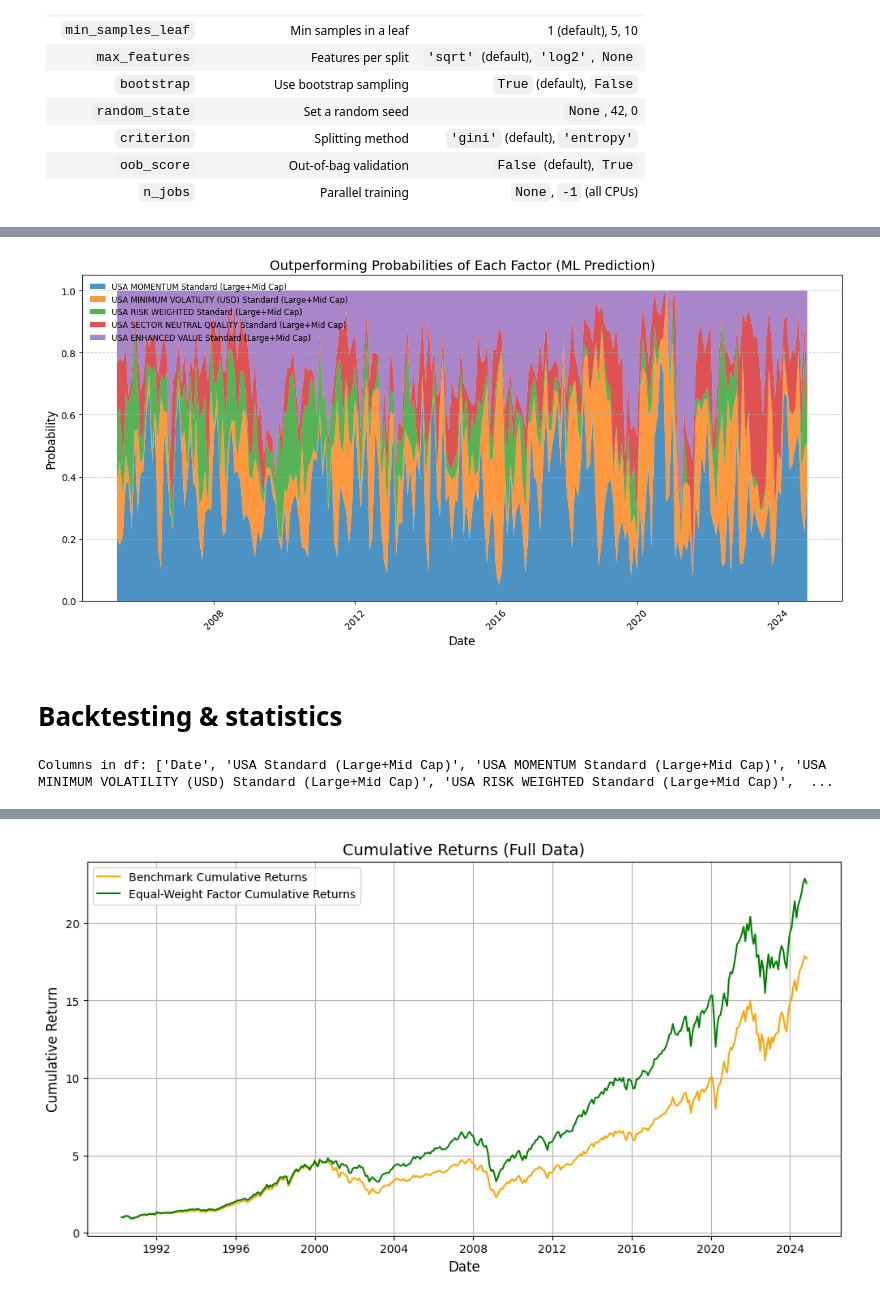
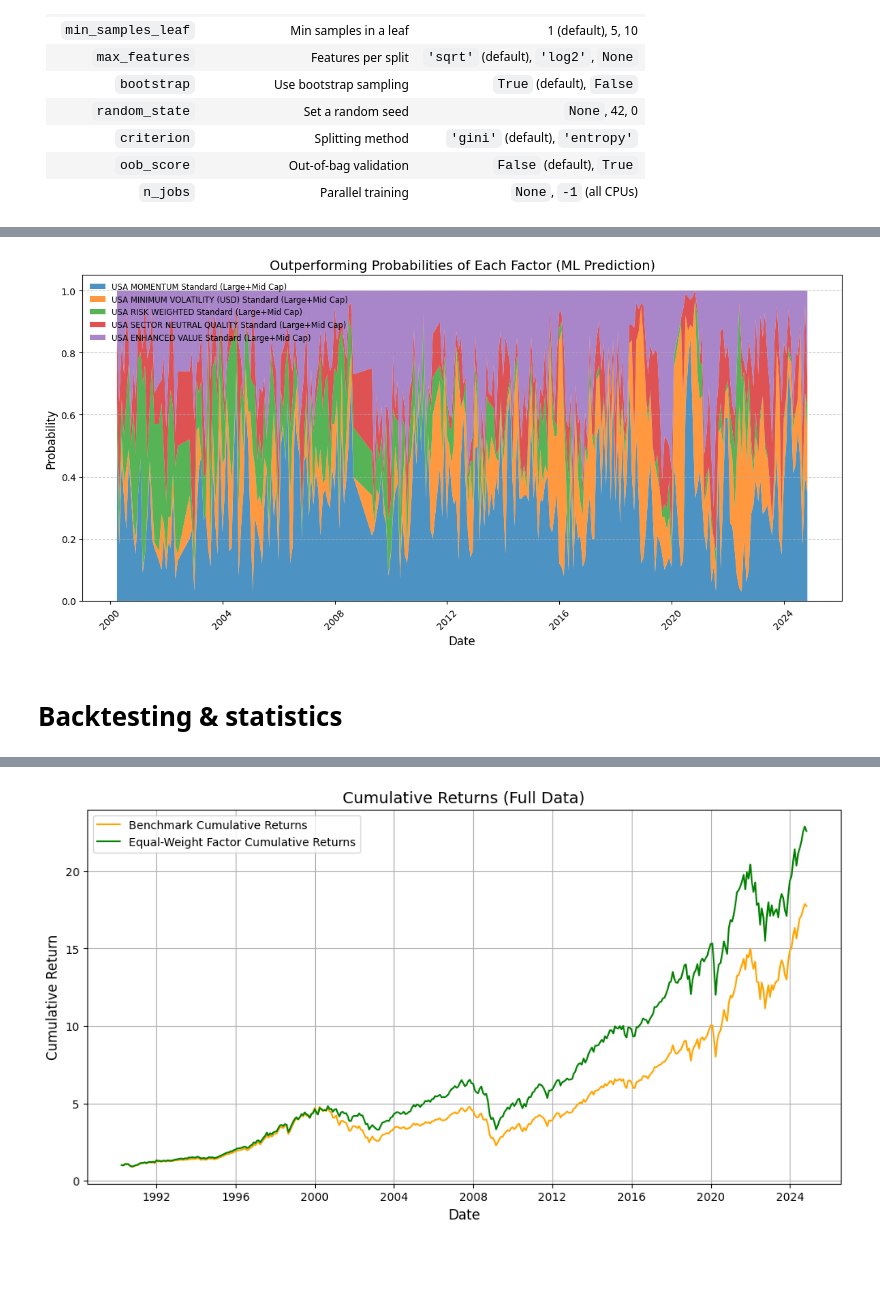
Before and after one commit to Elkkujou/Gradu, a Jupyter notebook: RF REGIIMI HYVÄ TRAINING.ipynb, the cells around one changed output, grey strips where cells are left out. Saved outputs shown, nothing was run; the diff lists cells and outputs as text; code cells hidden in the pictures; blank space fills up the shorter version.

```diff
--- a/RF REGIIMI HYVÄ TRAINING.ipynb
+++ b/RF REGIIMI HYVÄ TRAINING.ipynb
@@ -87,7 +87,7 @@ print(df.columns)
 FEATURES = ['VIXCLS', 'CPI', 'LEI', '10yr', 'Financial Turbulance', 'Financial condition', 'Drawdown', '10y-2y']
 
 # Model split by column
-REGIMES_COLUMN = 'Vix-regimes2'
+REGIMES_COLUMN = 'Vix-regimes3'
 
 # Used factors
 FACTORS = [
@@ -835,14 +872,27 @@ No results for regime: Normal
 # %%
-# Ensure probabilities and dates are properly extracted
+# Ensure proper date parsing with the correct format
+probability_dates = pd.to_datetime(
+    results_df["Predicted_month"],
+    format='%Y-%m'  # Adjust this format to match your data (e.g., '%b-%Y' for "Jan-2005")
+)
+
+# Check for parsing errors or missing dates
+if probability_dates.isna().any():
+    print("Warning: Some dates could not be parsed. Handle missing dates.")
+    # Drop NaT dates if appropriate
+    results_df = results_df.loc[~probability_dates.isna()].copy()
+    probability_dates = probability_dates.dropna()
+
+# Proceed with the rest of your code
 full_probs = np.vstack(results_df["Predicted_Probabilities"].values)
-probability_dates = pd.to_datetime(results_df["Predicted_month"])
-
-# Build the probability DataFrame
 probability_df = pd.DataFrame(full_probs, columns=FACTORS)
 probability_df["Date"] = probability_dates
 probability_df = probability_df.sort_values("Date").reset_index(drop=True)
 
-# Plot stacked area chart
+# Check date range
+print("Date Range:", probability_df["Date"].min(), "to", probability_df["Date"].max())
+
+# Plotting code remains the same...
 plt.figure(figsize=(12, 6))
 plt.stackplot(
     probability_df["Date"],
@@ -850,8 +900,6 @@ plt.stackplot(
     labels=FACTORS,
     alpha=0.8
 )
-
-# Improve plot formatting
 plt.title("Outperforming Probabilities of Each Factor (ML Prediction)", fontsize=14)
 plt.xlabel("Date", fontsize=12)
 plt.ylabel("Probability", fontsize=12)
@@ -859,7 +907,5 @@ plt.legend(loc='upper left', fontsize='small', frameon=False)
 plt.grid(axis='y', linestyle='--', alpha=0.7)
 plt.xticks(rotation=45)
 plt.tight_layout()
-
-# Show the plot
 plt.show()
 # %% [output]
@@ -866,9 +913,4 @@ plt.show()
-[figure, old version]
+[figure, new version]
 # %% [markdown]
 # Backtesting & statistics
-# %%
-# Print all column names to check for the 'Allocated_Return' column
-print("Columns in df:", df.columns.tolist())
-# %% [output]
-Columns in df: ['Date', 'USA Standard (Large+Mid Cap)', 'USA MOMENTUM Standard (Large+Mid Cap)', 'USA MINIMUM VOLATILITY (USD) Standard (Large+Mid Cap)', 'USA RISK WEIGHTED Standard (Large+Mid Cap)',  ...
 # %%
```
Also changed, not shown: parts of 21 cells of this notebook.
